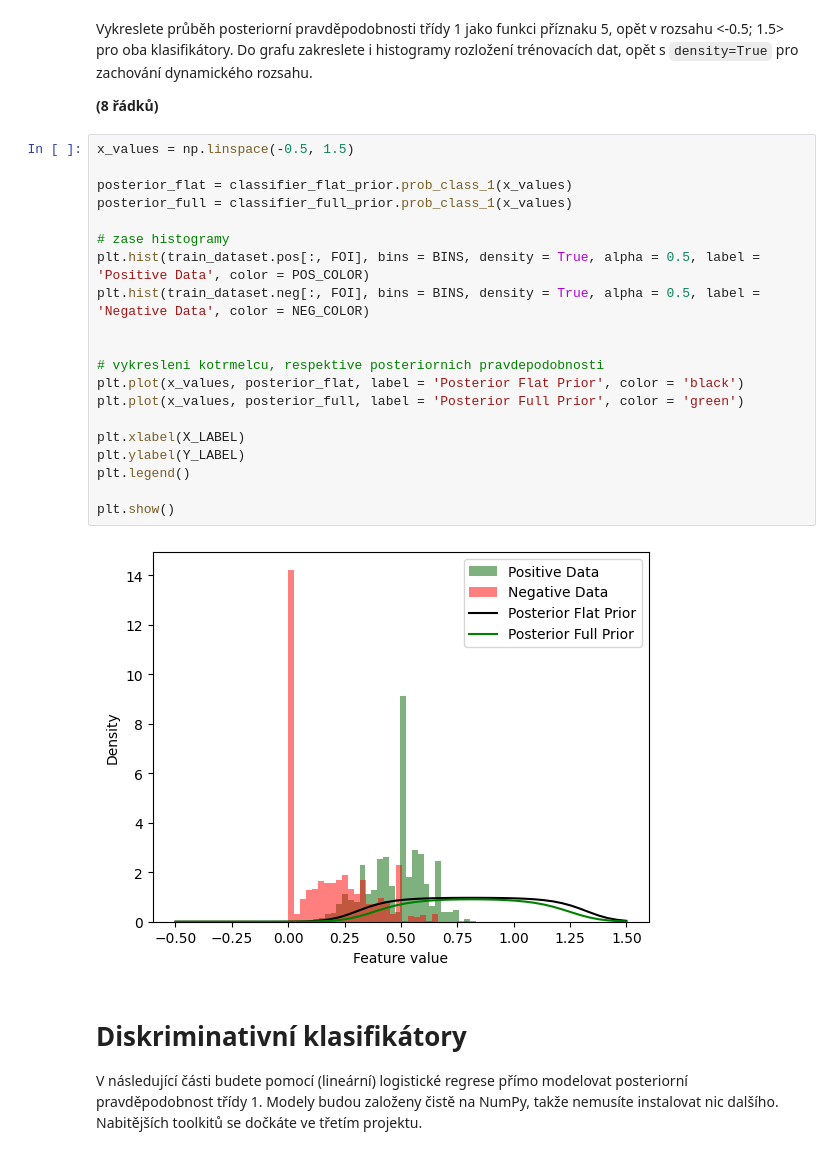
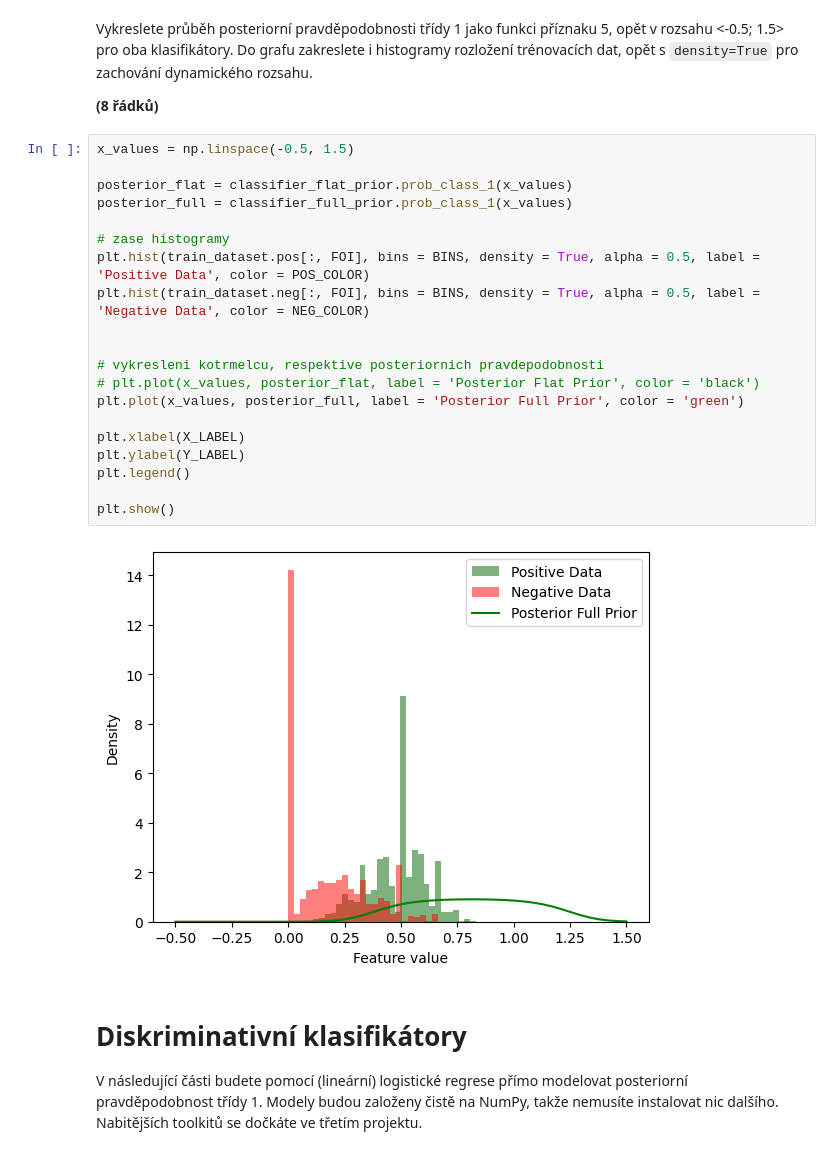
Before and after one commit to MOONYROS/VUT-SUI-projects, a Jupyter notebook: 1-project/zadani.ipynb, the cells around one changed output. Drawn from its saved outputs; the diff is of its cells as text.

```diff
--- a/1-project/zadani.ipynb
+++ b/1-project/zadani.ipynb
@@ -227,25 +227,25 @@ Do grafu zakreslete i histogramy rozložení trénovacích dat, opět s `density
 # %%
 x_values = np.linspace(-0.5, 1.5)
 
 posterior_flat = classifier_flat_prior.prob_class_1(x_values)
 posterior_full = classifier_full_prior.prob_class_1(x_values)
 
 # zase histogramy
 plt.hist(train_dataset.pos[:, FOI], bins = BINS, density = True, alpha = 0.5, label = 'Positive Data', color = POS_COLOR)
 plt.hist(train_dataset.neg[:, FOI], bins = BINS, density = True, alpha = 0.5, label = 'Negative Data', color = NEG_COLOR)
 
 
 # vykresleni kotrmelcu, respektive posteriornich pravdepodobnosti
-plt.plot(x_values, posterior_flat, label = 'Posterior Flat Prior', color = 'black')
+# plt.plot(x_values, posterior_flat, label = 'Posterior Flat Prior', color = 'black')
 plt.plot(x_values, posterior_full, label = 'Posterior Full Prior', color = 'green')
 
 plt.xlabel(X_LABEL)
 plt.ylabel(Y_LABEL)
 plt.legend()
 
 plt.show()
 # %% [output]
-[figure, old version]
+[figure, new version]
 # %% [markdown]
 # Diskriminativní klasifikátory
 V následující části budete pomocí (lineární) logistické regrese přímo modelovat posteriorní pravděpodobnost třídy 1.
```
Also changed, not shown: parts of 4 cells of this notebook.
